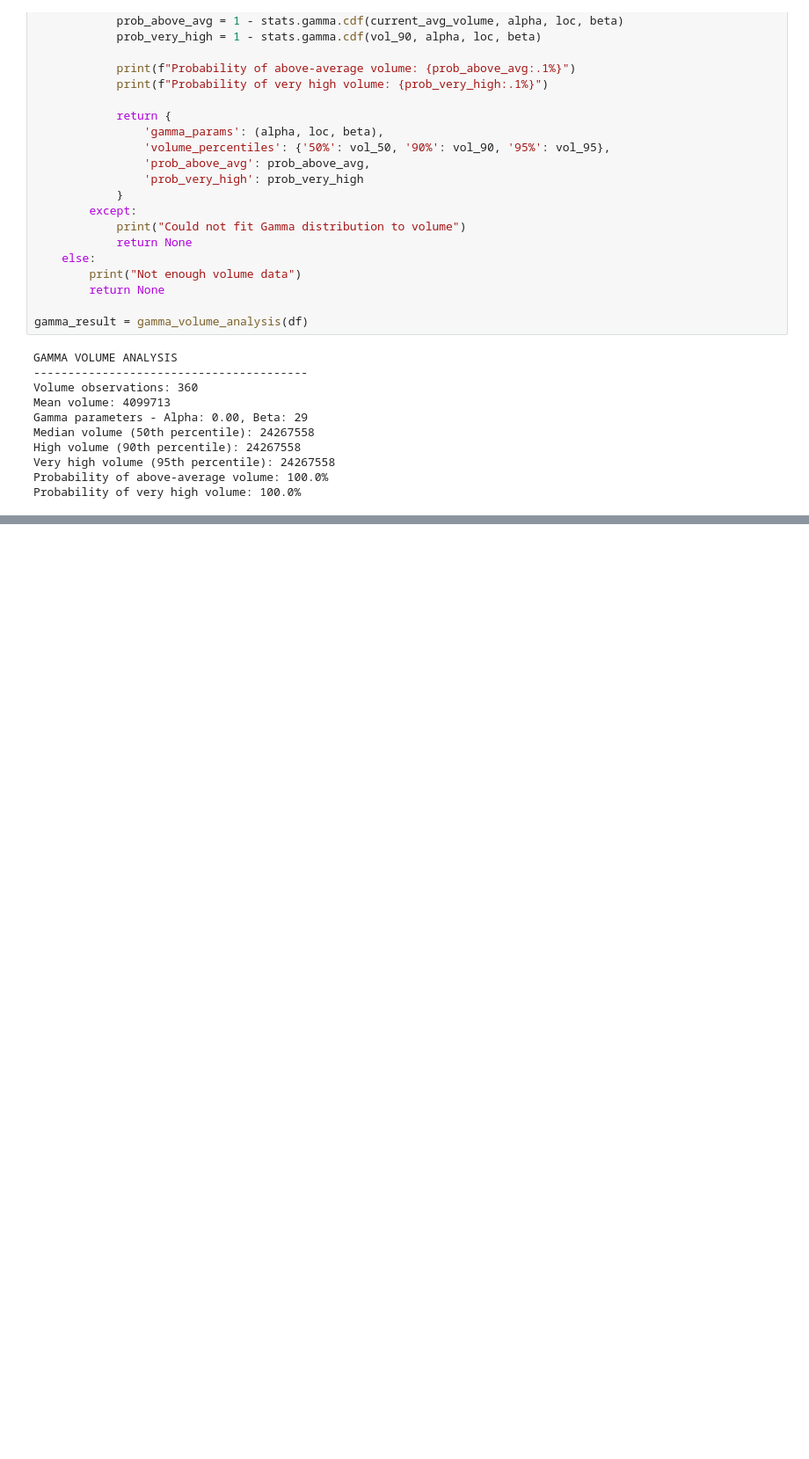
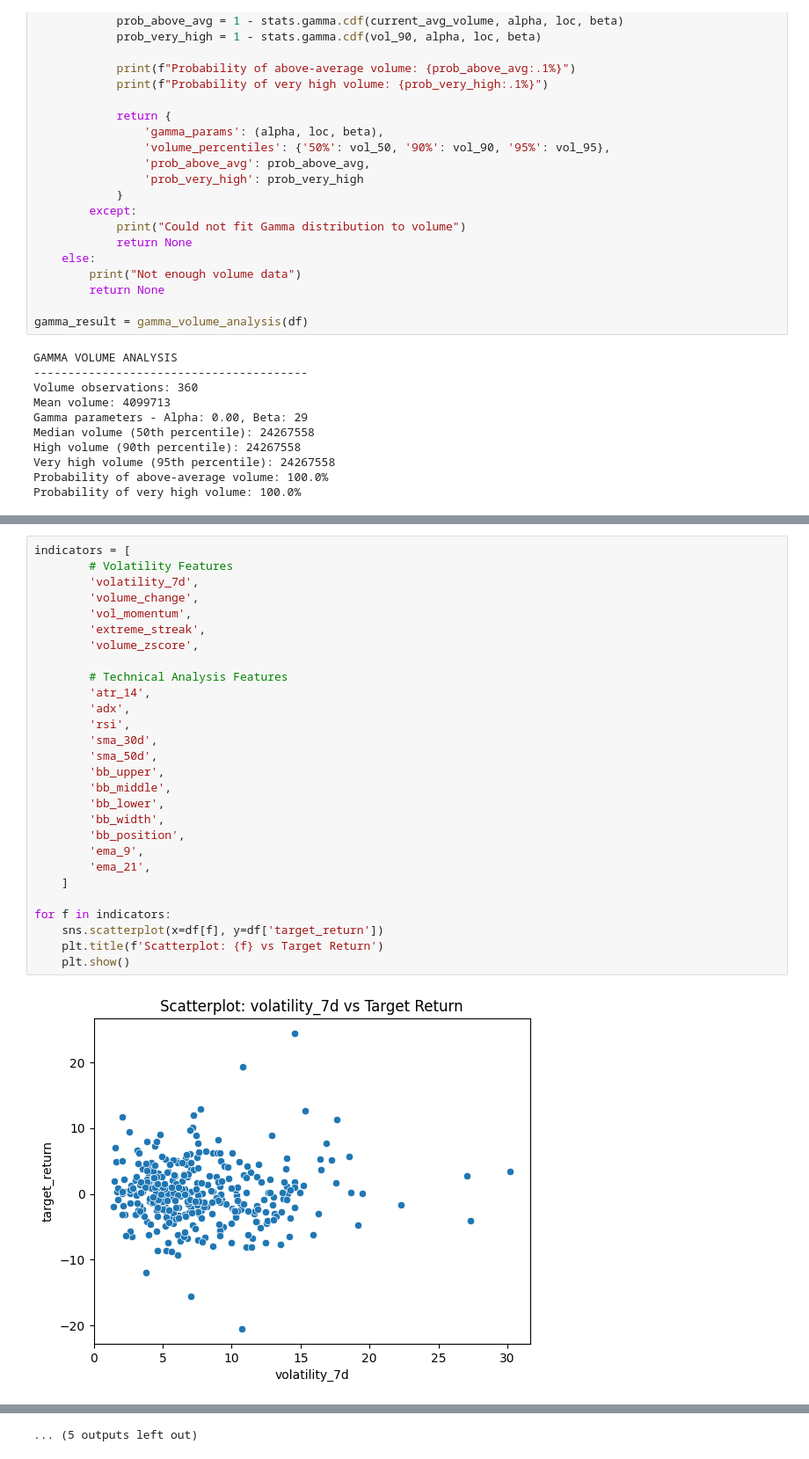
Before and after one commit to pynat/probabilistic_trading_strategies_solana, a Jupyter notebook: quant.ipynb, the cells around one changed output, grey strips where cells are left out. Shown at 88% size. Saved outputs shown, nothing was run; the diff lists cells and outputs as text; blank space fills up the shorter version.

```diff
--- a/quant.ipynb
+++ b/quant.ipynb
@@ -1235,0 +1537,30 @@ ModuleNotFoundError: No module named 'statsmodels'
+# %%
+indicators = [
+        # Volatility Features
+        'volatility_7d',
+        'volume_change',
+        'vol_momentum',
+        'extreme_streak',
+        'volume_zscore',
+
+        # Technical Analysis Features
+        'atr_14',
+        'adx',
+        'rsi',
+        'sma_30d',
+        'sma_50d',
+        'bb_upper',
+        'bb_middle',
+        'bb_lower',
+        'bb_width',
+        'bb_position',
+        'ema_9',
+        'ema_21',
+    ]
+
+for f in indicators:
+    sns.scatterplot(x=df[f], y=df['target_return'])
+    plt.title(f'Scatterplot: {f} vs Target Return')
+    plt.show()
+# %% [output]
+[figure, added]
@@ -1235,0 +1578 @@ ModuleNotFoundError: No module named 'statsmodels'
+... (5 outputs left out)
```
Also changed, not shown: parts of 14 cells of this notebook, 1 other file.
